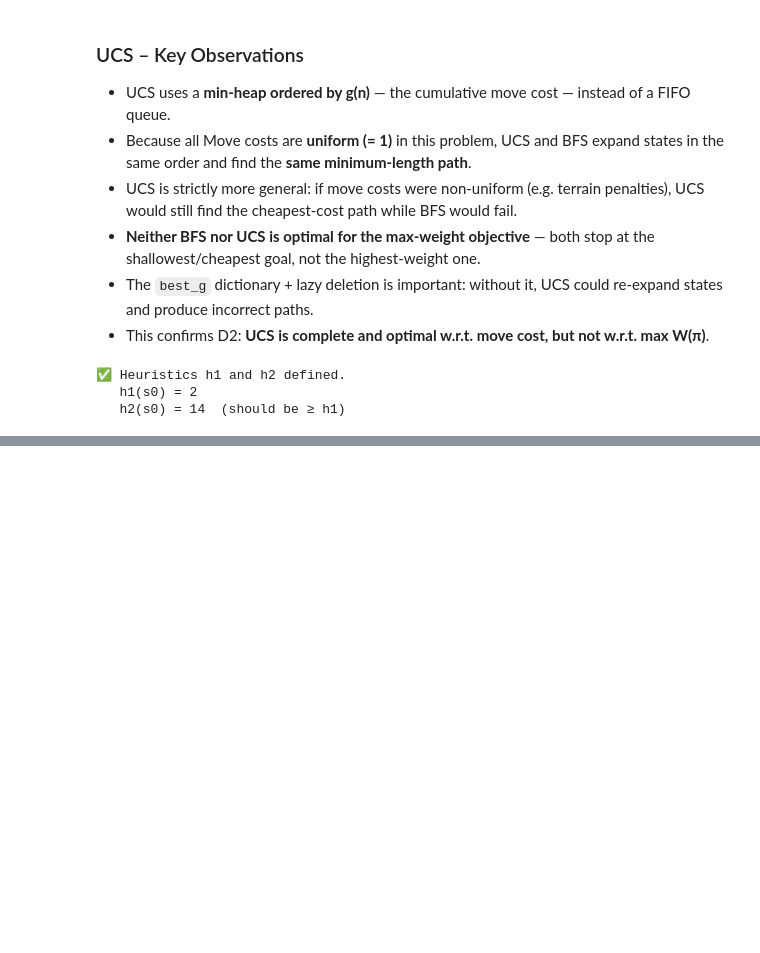
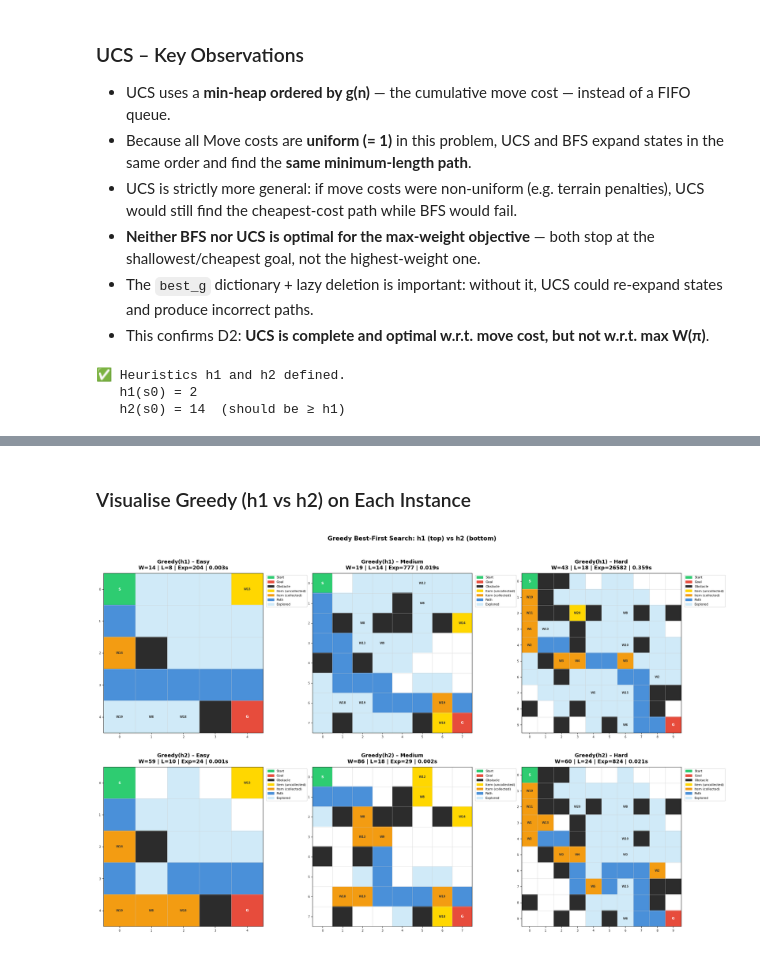
Before and after one commit to RomitJain15/AI-Warehouse-Robot-Navigation, a Jupyter notebook: WarehouseRobot.ipynb, the cells around one changed output, grey strips where cells are left out. Drawn from its saved outputs; the diff is of its cells as text; code cells hidden in the pictures; blank space fills up the shorter version.

Commit message:
Greedy and A* algorithms

```diff
--- a/WarehouseRobot.ipynb
+++ b/WarehouseRobot.ipynb
@@ -792,0 +922,18 @@ print(f"   h2(s0) = {h2(s0, env_easy)}  (should be ≥ h1)")
+# %%
+print('=== EASY ===')
+greedy_h1_easy = greedy(env_easy, h1, 'h1')
+print(greedy_h1_easy)
+greedy_h2_easy = greedy(env_easy, h2, 'h2')
+print(greedy_h2_easy)
+
+print('\n=== MEDIUM ===')
+greedy_h1_medium = greedy(env_medium, h1, 'h1')
+print(greedy_h1_medium)
+greedy_h2_medium = greedy(env_medium, h2, 'h2')
+print(greedy_h2_medium)
+
+print('\n=== HARD ===')
+greedy_h1_hard = greedy(env_hard, h1, 'h1', max_nodes=200_000)
+print(greedy_h1_hard)
+greedy_h2_hard = greedy(env_hard, h2, 'h2', max_nodes=200_000)
+print(greedy_h2_hard)
@@ -792,0 +952,32 @@ print(f"   h2(s0) = {h2(s0, env_easy)}  (should be ≥ h1)")
+# %% [markdown]
+### Visualise Greedy (h1 vs h2) on Each Instance
+# %%
+fig, axes = plt.subplots(2, 3, figsize=(22, 14))
+
+rows = [
+    (greedy_h1_easy, greedy_h1_medium, greedy_h1_hard, 'Greedy – h1 (Manhattan to nearest item)'),
+    (greedy_h2_easy, greedy_h2_medium, greedy_h2_hard, 'Greedy – h2 (MST-based)'),
+]
+
+envs   = [env_easy, env_medium, env_hard]
+labels = ['Easy', 'Medium', 'Hard']
+
+for row_idx, (r_easy, r_medium, r_hard, row_title) in enumerate(rows):
+    for col_idx, (env, res, diff) in enumerate(
+            zip(envs, [r_easy, r_medium, r_hard], labels)):
+        ax   = axes[row_idx][col_idx]
+        info = (f'W={res.collected_weight} | L={res.path_length} | '
+                f'Exp={res.nodes_expanded} | {res.time_sec:.3f}s')
+        env.render(
+            path=res.path,
+            explored=res.explored_cells,
+            title=f'Greedy({res.heuristic}) – {diff}\n{info}',
+            ax=ax
+        )
+
+plt.suptitle('Greedy Best-First Search: h1 (top) vs h2 (bottom)', fontsize=15,
+             fontweight='bold', y=1.01)
+plt.tight_layout()
+plt.show()
+# %% [output]
+[figure, added]
```
Also changed, not shown: parts of 15 cells of this notebook.
